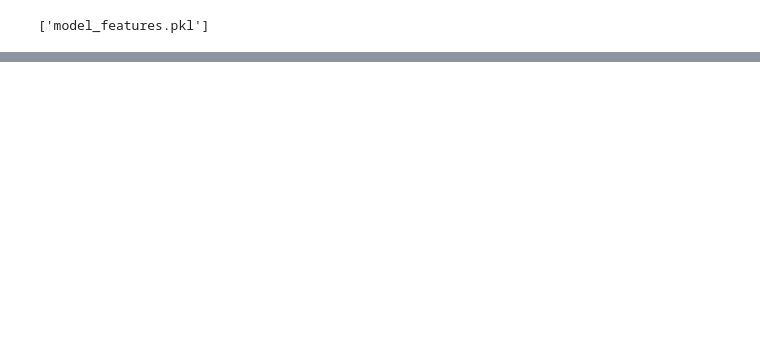
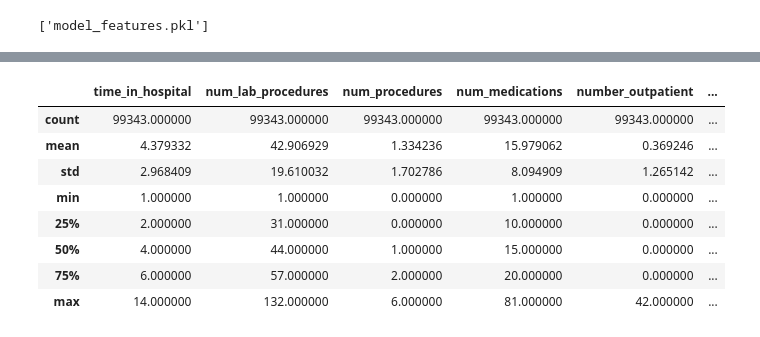
Before and after one commit to AswaJawahar/readmission-risk-api, a Jupyter notebook: exploration.ipynb, the cells around one changed output, grey strips where cells are left out. Saved outputs shown, nothing was run; the diff lists cells and outputs as text; code cells hidden in the pictures; blank space fills up the shorter version.

```diff
--- a/exploration.ipynb
+++ b/exploration.ipynb
@@ -190,0 +191,4 @@ See https://pandas.pydata.org/docs/user_guide/migration-3-strings.html#string-mi
+# %%
+death_hospice_codes = [11, 13, 14, 19, 20, 21]
+df = df[~df["discharge_disposition_id"].isin(death_hospice_codes)].reset_index(drop=True)
+print(df.shape)
@@ -318,0 +363,14 @@ print(os.listdir())
+# %%
+df[["time_in_hospital", "num_lab_procedures", "num_procedures",
+    "num_medications", "number_outpatient", "number_emergency",
+    "number_inpatient", "number_diagnoses"]].describe()
+# %% [output]
+|  | time_in_hospital | num_lab_procedures | num_procedures | num_medications | number_outpatient | ... |
+| count | 99343.000000 | 99343.000000 | 99343.000000 | 99343.000000 | 99343.000000 | ... |
+| mean | 4.379332 | 42.906929 | 1.334236 | 15.979062 | 0.369246 | ... |
+| std | 2.968409 | 19.610032 | 1.702786 | 8.094909 | 1.265142 | ... |
+| min | 1.000000 | 1.000000 | 0.000000 | 1.000000 | 0.000000 | ... |
+| 25% | 2.000000 | 31.000000 | 0.000000 | 10.000000 | 0.000000 | ... |
+| 50% | 4.000000 | 44.000000 | 1.000000 | 15.000000 | 0.000000 | ... |
+| 75% | 6.000000 | 57.000000 | 2.000000 | 20.000000 | 0.000000 | ... |
+| max | 14.000000 | 132.000000 | 6.000000 | 81.000000 | 42.000000 | ... |
```
Also changed, not shown: parts of 14 cells of this notebook, 6 other files.
